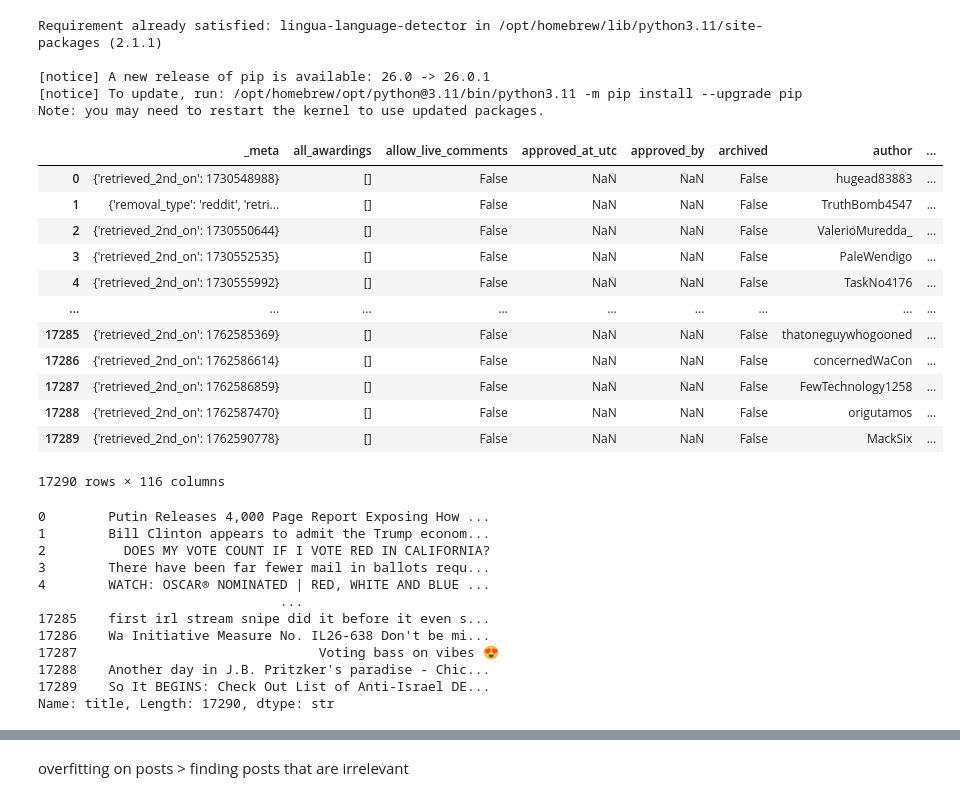
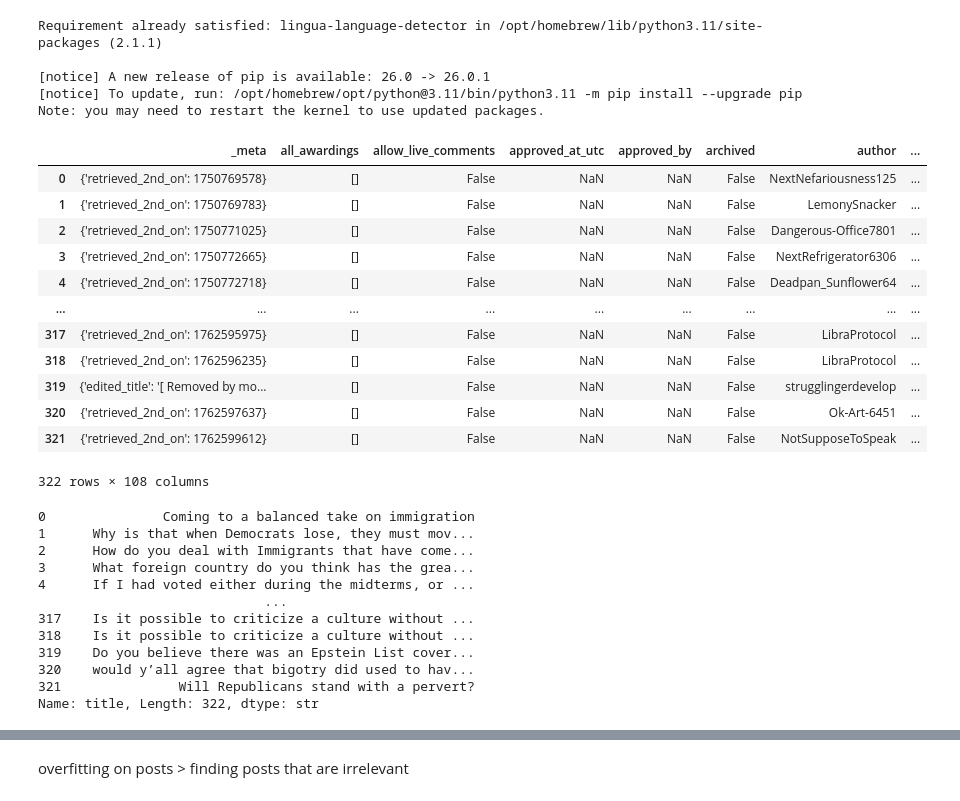
Before and after one commit to rohannunu/RedditKalshiPredictions, a Jupyter notebook: notebook.ipynb, the cells around one changed output, grey strips where cells are left out. Drawn from its saved outputs; the diff is of its cells as text; code cells hidden in the pictures.

```diff
--- a/notebook.ipynb
+++ b/notebook.ipynb
@@ -19,35 +19,35 @@ import pandas as pd
 import numpy as np
 from lingua import Language, LanguageDetectorBuilder
 # %%
-posts = pd.read_json('../r_republican_posts.jsonl', lines=True)
+posts = pd.read_csv('./r_AskALiberal_posts.csv')
 posts
 # %% [output]
 |  | _meta | all_awardings | allow_live_comments | approved_at_utc | approved_by | archived | author | ... |
-| 0 | {'retrieved_2nd_on': 1730548988} | [] | False | NaN | NaN | False | hugead83883 | ... |
-| 1 | {'removal_type': 'reddit', 'retri... | [] | False | NaN | NaN | False | TruthBomb4547 | ... |
-| 2 | {'retrieved_2nd_on': 1730550644} | [] | False | NaN | NaN | False | ValerioMuredda_ | ... |
-| 3 | {'retrieved_2nd_on': 1730552535} | [] | False | NaN | NaN | False | PaleWendigo | ... |
-| 4 | {'retrieved_2nd_on': 1730555992} | [] | False | NaN | NaN | False | TaskNo4176 | ... |
+| 0 | {'retrieved_2nd_on': 1750769578} | [] | False | NaN | NaN | False | NextNefariousness125 | ... |
+| 1 | {'retrieved_2nd_on': 1750769783} | [] | False | NaN | NaN | False | LemonySnacker | ... |
+| 2 | {'retrieved_2nd_on': 1750771025} | [] | False | NaN | NaN | False | Dangerous-Office7801 | ... |
+| 3 | {'retrieved_2nd_on': 1750772665} | [] | False | NaN | NaN | False | NextRefrigerator6306 | ... |
+| 4 | {'retrieved_2nd_on': 1750772718} | [] | False | NaN | NaN | False | Deadpan_Sunflower64 | ... |
 | ... | ... | ... | ... | ... | ... | ... | ... | ... |
-| 17285 | {'retrieved_2nd_on': 1762585369} | [] | False | NaN | NaN | False | thatoneguywhogooned | ... |
-| 17286 | {'retrieved_2nd_on': 1762586614} | [] | False | NaN | NaN | False | concernedWaCon | ... |
-| 17287 | {'retrieved_2nd_on': 1762586859} | [] | False | NaN | NaN | False | FewTechnology1258 | ... |
-| 17288 | {'retrieved_2nd_on': 1762587470} | [] | False | NaN | NaN | False | origutamos | ... |
-| 17289 | {'retrieved_2nd_on': 1762590778} | [] | False | NaN | NaN | False | MackSix | ... |
+| 317 | {'retrieved_2nd_on': 1762595975} | [] | False | NaN | NaN | False | LibraProtocol | ... |
+| 318 | {'retrieved_2nd_on': 1762596235} | [] | False | NaN | NaN | False | LibraProtocol | ... |
+| 319 | {'edited_title': '[ Removed by mo... | [] | False | NaN | NaN | False | strugglingerdevelop | ... |
+| 320 | {'retrieved_2nd_on': 1762597637} | [] | False | NaN | NaN | False | Ok-Art-6451 | ... |
+| 321 | {'retrieved_2nd_on': 1762599612} | [] | False | NaN | NaN | False | NotSupposeToSpeak | ... |
-17290 rows × 116 columns
+322 rows × 108 columns
 # %%
 posts["title"]
 # %% [output]
-0        Putin Releases 4,000 Page Report Exposing How ...
-1        Bill Clinton appears to admit the Trump econom...
-2          DOES MY VOTE COUNT IF I VOTE RED IN CALIFORNIA?
-3        There have been far fewer mail in ballots requ...
-4        WATCH: OSCAR® NOMINATED | RED, WHITE AND BLUE ...
-                               ...
-17285    first irl stream snipe did it before it even s...
-17286    Wa Initiative Measure No. IL26-638 Don't be mi...
-17287                               Voting bass on vibes 😍
-17288    Another day in J.B. Pritzker's paradise - Chic...
-17289    So It BEGINS: Check Out List of Anti-Israel DE...
-Name: title, Length: 17290, dtype: str
+0               Coming to a balanced take on immigration
+1      Why is that when Democrats lose, they must mov...
+2      How do you deal with Immigrants that have come...
+3      What foreign country do you think has the grea...
+4      If I had voted either during the midterms, or ...
+                             ...
+317    Is it possible to criticize a culture without ...
+318    Is it possible to criticize a culture without ...
+319    Do you believe there was an Epstein List cover...
+320    would y’all agree that bigotry did used to hav...
+321               Will Republicans stand with a pervert?
+Name: title, Length: 322, dtype: str
 # %%
```
Also changed, not shown: parts of 16 cells of this notebook, 13 other files.
